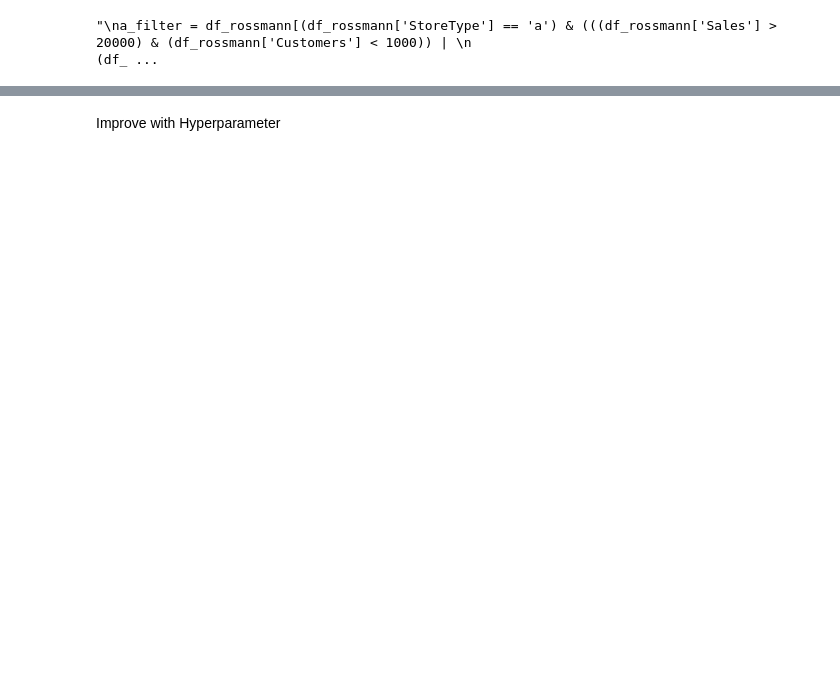
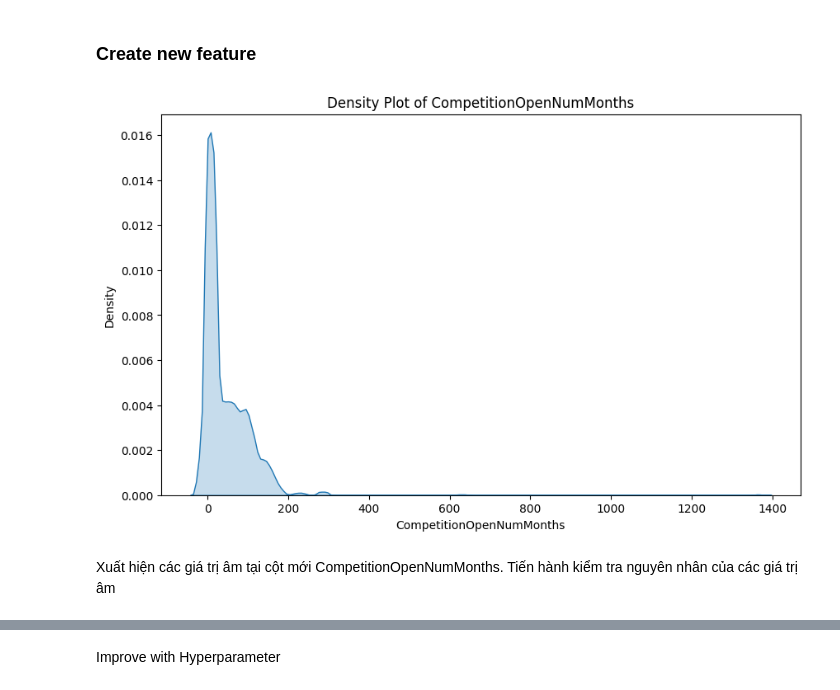
Before and after one commit to nhanho2508/DM_232, a Jupyter notebook: rossman.ipynb, the cells around one changed output, grey strips where cells are left out. Cells and saved outputs as stored; diff of their text form; code cells hidden in the pictures; blank space fills up the shorter version.

```diff
--- a/rossman.ipynb
+++ b/rossman.ipynb
@@ -98,30 +329,0 @@ def remove_outliers_iqr(df, condition, column):
-# %%
-
-remove_outliers_iqr(df_rossmann, (df_rossmann['StoreType'] == 'a'), 'Sales')
-remove_outliers_iqr(df_rossmann, (df_rossmann['StoreType'] == 'a'), 'Customers')
-remove_outliers_iqr(df_rossmann, (df_rossmann['StoreType'] == 'd'), 'Sales')
-remove_outliers_iqr(df_rossmann, (df_rossmann['StoreType'] == 'd'), 'Customers')
-remove_outliers_iqr(df_rossmann, (df_rossmann['Assortment'] == 'a'), 'Sales')
-remove_outliers_iqr(df_rossmann, (df_rossmann['Assortment'] == 'a'), 'Customers')
-
-"""
-a_filter = df_rossmann[(df_rossmann['StoreType'] == 'a') & (((df_rossmann['Sales'] > 20000) & (df_rossmann['Customers'] < 1000)) |
-                                                            (df_rossmann['Sales'] > 40000) | (df_rossmann['Customers'] > 7000))].index
-c_filter = df_rossmann[(df_rossmann['StoreType'] == 'c') & (((df_rossmann['Sales'] > 9000) & (df_rossmann['Customers'] < 500)) |
-                                                            ((df_rossmann['Sales'] < 15000) & (df_rossmann['Customers'] > 2500)) |
-                                                            ((df_rossmann['Sales'] > 25000) & (df_rossmann['Customers'] < 2000)) |
-                                                             (df_rossmann['Sales'] > 30000))].index
-d_filter = df_rossmann[(df_rossmann['StoreType'] == 'd') & ((df_rossmann['Sales'] > 17500) & (df_rossmann['Customers'] < 875) |
-                                                            (df_rossmann['Sales'] > 31000) | (df_rossmann['Customers'] > 2000))].index
-
-df_rossmann.drop(a_filter, inplace=True)
-df_rossmann.drop(c_filter, inplace=True)
-df_rossmann.drop(d_filter, inplace=True)
-a_filter = df_rossmann[(df_rossmann['Assortment'] == 'a') & (((df_rossmann['Sales'] > 20000) & (df_rossmann['Customers'] < 1000)) |
-                                                             ((df_rossmann['Sales'] > 27500) & (df_rossmann['Customers'] < 2000)) |
-                                                             ((df_rossmann['Sales'] > 31000) & (df_rossmann['Customers'] < 3250)) |
-                                                              (df_rossmann['Sales'] > 35000))].index
-df_rossmann.drop(a_filter, inplace=True)
-"""
-# %% [output]
-"\na_filter = df_rossmann[(df_rossmann['StoreType'] == 'a') & (((df_rossmann['Sales'] > 20000) & (df_rossmann['Customers'] < 1000)) | \n                                                            (df_ ...
@@ -130,0 +330,2 @@ remove_outliers_iqr(df_rossmann, True, 'CompetitionDistance')
+# %% [markdown]
+### Create new feature
@@ -130,0 +337,12 @@ remove_outliers_iqr(df_rossmann, True, 'CompetitionDistance')
+# %%
+#Kiểm tra phân phối cột mới (CompetitionOpenNumMonths)
+plt.figure(figsize=(10, 6))
+sns.kdeplot(df_rossmann['CompetitionOpenNumMonths'], shade=True)
+plt.title('Density Plot of CompetitionOpenNumMonths')
+plt.xlabel('CompetitionOpenNumMonths')
+plt.ylabel('Density')
+plt.show()
+# %% [output]
+[figure, added]
+# %% [markdown]
+Xuất hiện các giá trị âm tại cột mới CompetitionOpenNumMonths. Tiến hành kiểm tra nguyên nhân của các giá trị âm
```
Also changed, not shown: parts of 149 cells of this notebook.
